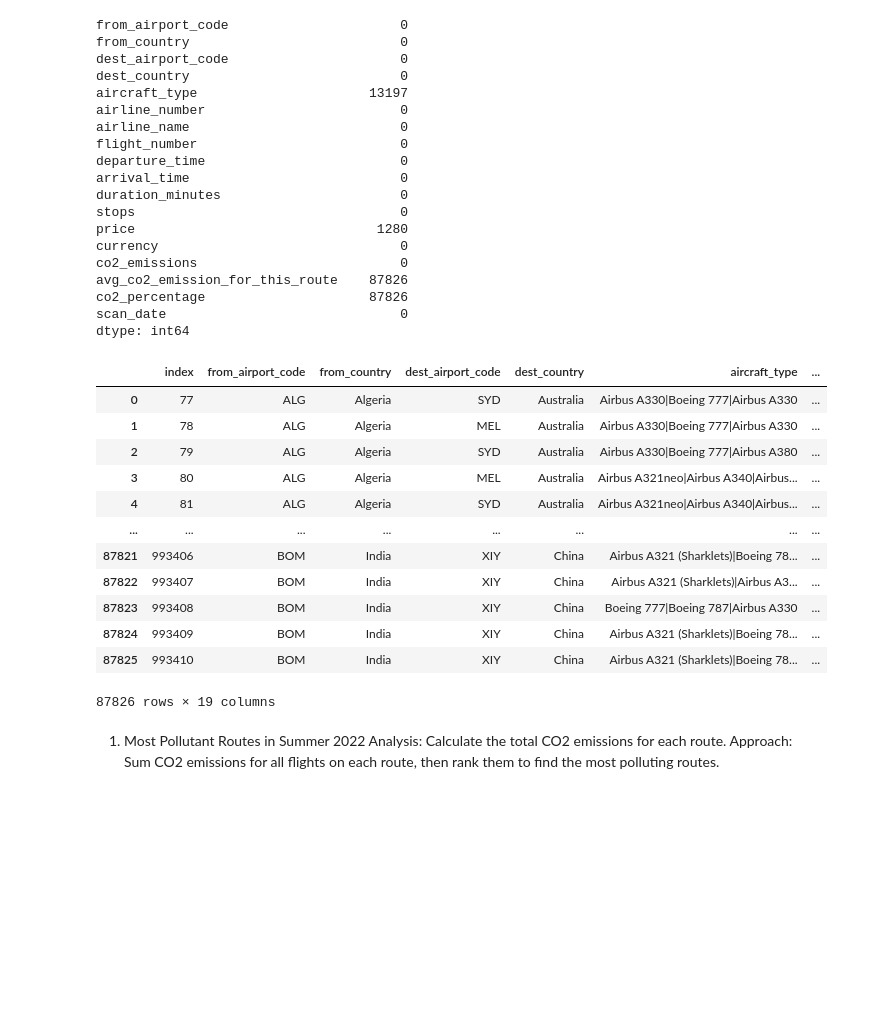
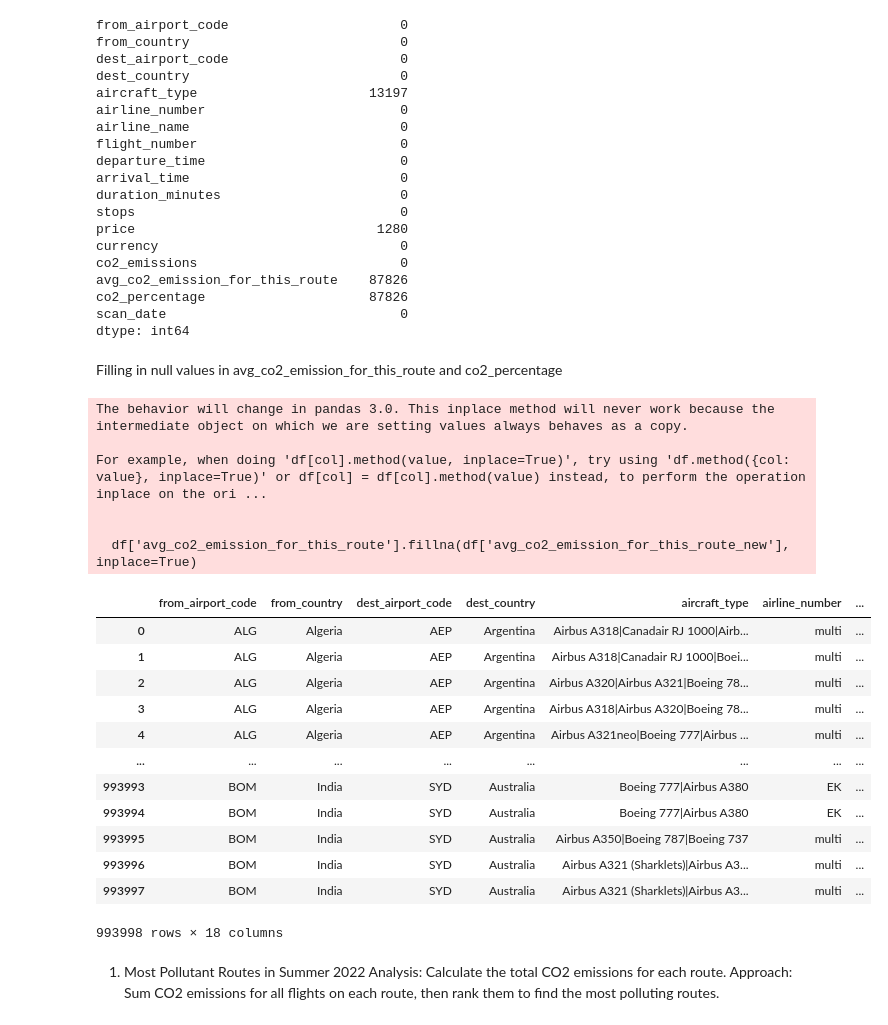
Before and after one commit to Josepdmo/Sky_Track_Project, a Jupyter notebook: Main.ipynb, the cells around one changed output. Drawn from its saved outputs; the diff is of its cells as text; code cells hidden in the pictures; blank space fills up the shorter version.

```diff
--- a/Main.ipynb
+++ b/Main.ipynb
@@ -79,21 +79,3 @@ avg_co2_emission_for_this_route    87826
 co2_percentage                     87826
 scan_date                              0
 dtype: int64
-# %%
-df2 = df[df.avg_co2_emission_for_this_route.isnull()]
-df2 = df2.reset_index()
-display(df2)
-# %% [output]
-|  | index | from_airport_code | from_country | dest_airport_code | dest_country | aircraft_type | ... |
-| 0 | 77 | ALG | Algeria | SYD | Australia | Airbus A330|Boeing 777|Airbus A330 | ... |
-| 1 | 78 | ALG | Algeria | MEL | Australia | Airbus A330|Boeing 777|Airbus A330 | ... |
-| 2 | 79 | ALG | Algeria | SYD | Australia | Airbus A330|Boeing 777|Airbus A380 | ... |
-| 3 | 80 | ALG | Algeria | MEL | Australia | Airbus A321neo|Airbus A340|Airbus... | ... |
-| 4 | 81 | ALG | Algeria | SYD | Australia | Airbus A321neo|Airbus A340|Airbus... | ... |
-| ... | ... | ... | ... | ... | ... | ... | ... |
-| 87821 | 993406 | BOM | India | XIY | China | Airbus A321 (Sharklets)|Boeing 78... | ... |
-| 87822 | 993407 | BOM | India | XIY | China | Airbus A321 (Sharklets)|Airbus A3... | ... |
-| 87823 | 993408 | BOM | India | XIY | China | Boeing 777|Boeing 787|Airbus A330 | ... |
-| 87824 | 993409 | BOM | India | XIY | China | Airbus A321 (Sharklets)|Boeing 78... | ... |
-| 87825 | 993410 | BOM | India | XIY | China | Airbus A321 (Sharklets)|Boeing 78... | ... |
-87826 rows × 19 columns
@@ -102,3 +82,48 @@ df2.pivot_table()
+# %% [markdown]
+Filling in null values in avg_co2_emission_for_this_route and co2_percentage
+# %%
+# Step 1: Identify routes with null values in 'avg_co2_emission_for_this_route'
+routes_with_null_avg_co2 = df[df['avg_co2_emission_for_this_route'].isnull()]
+
+# Step 2: Calculate the average CO2 emissions for these routes
+route_avg_co2 = routes_with_null_avg_co2.groupby(['from_airport_code', 'dest_airport_code'])['co2_emissions'].mean().reset_index()
+
+# Rename the 'co2_emissions' column to 'avg_co2_emission_for_this_route' for direct use
+route_avg_co2.rename(columns={'co2_emissions': 'avg_co2_emission_for_this_route_new'}, inplace=True)
+
+# Step 3: Merge the route averages back into the original DataFrame (df)
+df = pd.merge(df, route_avg_co2, on=['from_airport_code', 'dest_airport_code'], how='left')
+
+# Step 4: Fill the null values in 'avg_co2_emission_for_this_route' with the calculated route averages
+df['avg_co2_emission_for_this_route'].fillna(df['avg_co2_emission_for_this_route_new'], inplace=True)
+
+# Step 5: Recalculate the CO2 percentage based on the filled average CO2 emissions
+df['co2_percentage'] = (df['co2_emissions'] - df['avg_co2_emission_for_this_route']) / df['avg_co2_emission_for_this_route'] * 100
+
+# Drop the temporary 'avg_co2_emission_for_this_route_new' column as it is no longer needed
+df.drop(columns=['avg_co2_emission_for_this_route_new'], inplace=True)
+
+df
+# %% [output]
+The behavior will change in pandas 3.0. This inplace method will never work because the intermediate object on which we are setting values always behaves as a copy.
+
+For example, when doing 'df[col].method(value, inplace=True)', try using 'df.method({col: value}, inplace=True)' or df[col] = df[col].method(value) instead, to perform the operation inplace on the ori ...
+
+
+  df['avg_co2_emission_for_this_route'].fillna(df['avg_co2_emission_for_this_route_new'], inplace=True)
+|  | from_airport_code | from_country | dest_airport_code | dest_country | aircraft_type | airline_number | ... |
+| 0 | ALG | Algeria | AEP | Argentina | Airbus A318|Canadair RJ 1000|Airb... | multi | ... |
+| 1 | ALG | Algeria | AEP | Argentina | Airbus A318|Canadair RJ 1000|Boei... | multi | ... |
+| 2 | ALG | Algeria | AEP | Argentina | Airbus A320|Airbus A321|Boeing 78... | multi | ... |
+| 3 | ALG | Algeria | AEP | Argentina | Airbus A318|Airbus A320|Boeing 78... | multi | ... |
+| 4 | ALG | Algeria | AEP | Argentina | Airbus A321neo|Boeing 777|Airbus ... | multi | ... |
+| ... | ... | ... | ... | ... | ... | ... | ... |
+| 993993 | BOM | India | SYD | Australia | Boeing 777|Airbus A380 | EK | ... |
+| 993994 | BOM | India | SYD | Australia | Boeing 777|Airbus A380 | EK | ... |
+| 993995 | BOM | India | SYD | Australia | Airbus A350|Boeing 787|Boeing 737 | multi | ... |
+| 993996 | BOM | India | SYD | Australia | Airbus A321 (Sharklets)|Airbus A3... | multi | ... |
+| 993997 | BOM | India | SYD | Australia | Airbus A321 (Sharklets)|Airbus A3... | multi | ... |
+993998 rows × 18 columns
 # %% [markdown]
 1. Most Pollutant Routes in Summer 2022
 Analysis: Calculate the total CO2 emissions for each route.
```
Also changed, not shown: parts of 1 cell of this notebook.
